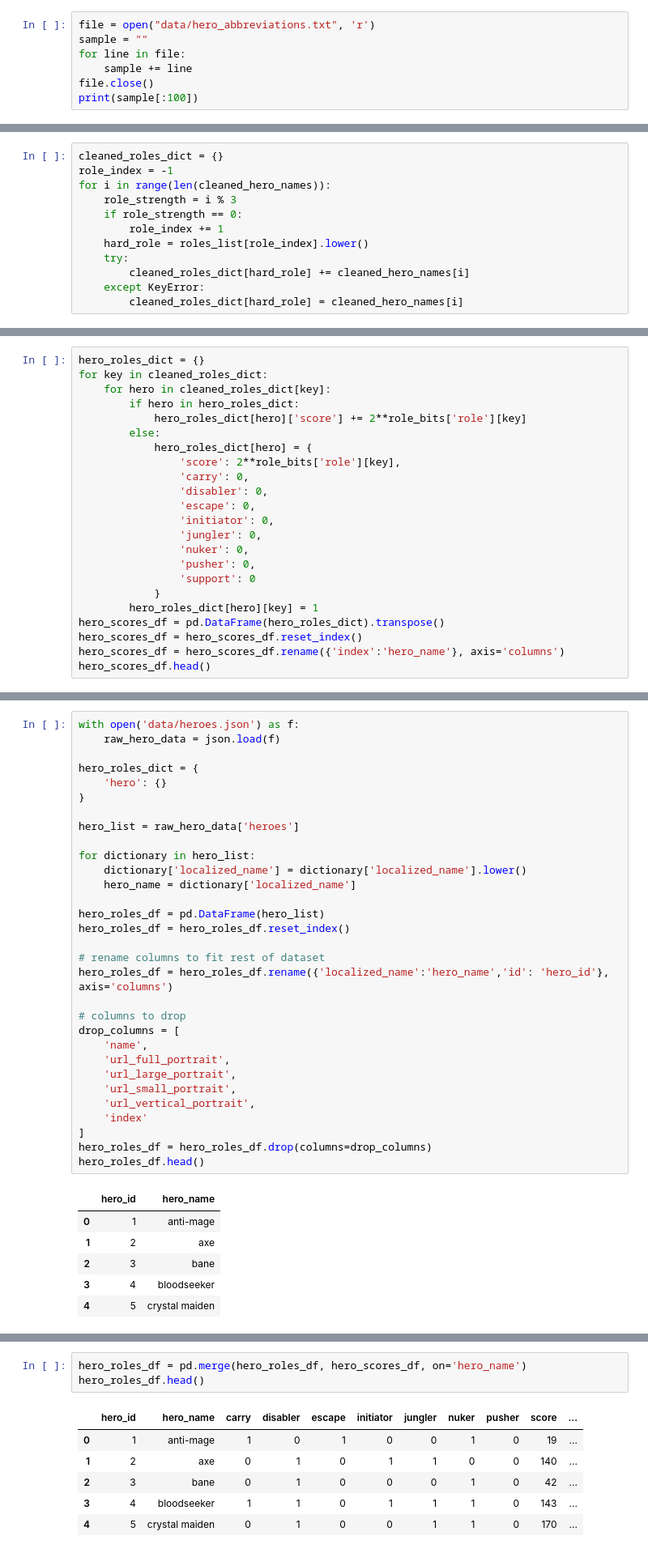
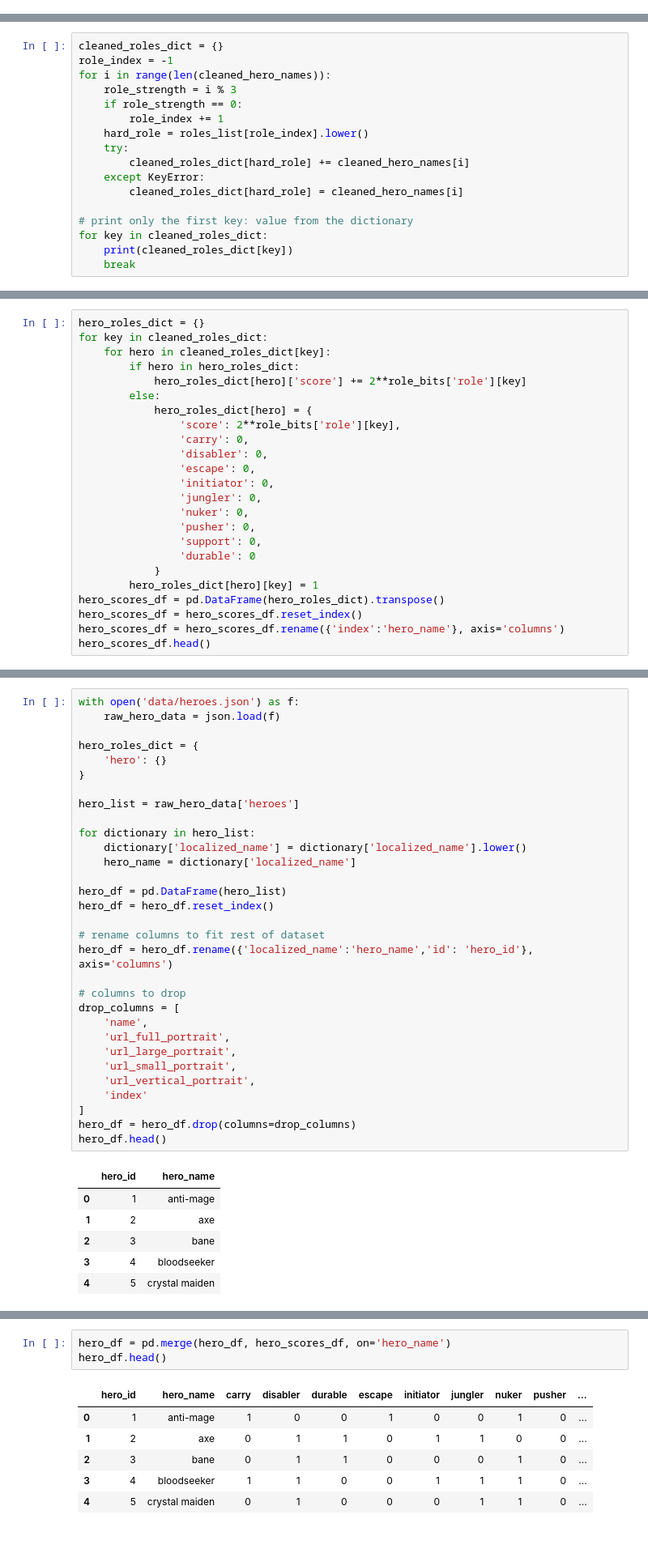
Before and after one commit to Samuel-Campbell/dota2, a Jupyter notebook: src/Dota2_Analysis.ipynb, the cells around one changed output, grey strips where cells are left out. Shown at 81% size. Saved outputs shown, nothing was run; the diff lists cells and outputs as text.

```diff
--- a/src/Dota2_Analysis.ipynb
+++ b/src/Dota2_Analysis.ipynb
@@ -438,7 +456,0 @@ We inspect this file quickly to understand its format so that we can use it.
-# %%
-file = open("data/hero_abbreviations.txt", 'r')
-sample = ""
-for line in file:
-    sample += line
-file.close()
-print(sample[:100])
@@ -509,3 +513,8 @@ for i in range(len(cleaned_hero_names)):
         cleaned_roles_dict[hard_role] += cleaned_hero_names[i]
     except KeyError:
         cleaned_roles_dict[hard_role] = cleaned_hero_names[i]
+
+# print only the first key: value from the dictionary
+for key in cleaned_roles_dict:
+    print(cleaned_roles_dict[key])
+    break
@@ -557,7 +568,8 @@ for key in cleaned_roles_dict:
                 'jungler': 0,
                 'nuker': 0,
                 'pusher': 0,
-                'support': 0
+                'support': 0,
+                'durable': 0
             }
         hero_roles_dict[hero][key] = 1
 hero_scores_df = pd.DataFrame(hero_roles_dict).transpose()
@@ -588,11 +600,11 @@ for dictionary in hero_list:
     dictionary['localized_name'] = dictionary['localized_name'].lower()
     hero_name = dictionary['localized_name']
 
-hero_roles_df = pd.DataFrame(hero_list)
-hero_roles_df = hero_roles_df.reset_index()
+hero_df = pd.DataFrame(hero_list)
+hero_df = hero_df.reset_index()
 
 # rename columns to fit rest of dataset
-hero_roles_df = hero_roles_df.rename({'localized_name':'hero_name','id': 'hero_id'}, axis='columns')
+hero_df = hero_df.rename({'localized_name':'hero_name','id': 'hero_id'}, axis='columns')
 
 # columns to drop
 drop_columns = [
@@ -603,8 +615,8 @@ drop_columns = [
     'url_vertical_portrait',
     'index'
 ]
-hero_roles_df = hero_roles_df.drop(columns=drop_columns)
-hero_roles_df.head()
+hero_df = hero_df.drop(columns=drop_columns)
+hero_df.head()
 # %% [output]
 |  | hero_id | hero_name |
 | 0 | 1 | anti-mage |
@@ -616,11 +630,11 @@ hero_roles_df.head()
 Finally we can merge this table right above with the hero roles based on their names.
 # %%
-hero_roles_df = pd.merge(hero_roles_df, hero_scores_df, on='hero_name')
-hero_roles_df.head()
+hero_df = pd.merge(hero_df, hero_scores_df, on='hero_name')
+hero_df.head()
 # %% [output]
-|  | hero_id | hero_name | carry | disabler | escape | initiator | jungler | nuker | pusher | score | ... |
-| 0 | 1 | anti-mage | 1 | 0 | 1 | 0 | 0 | 1 | 0 | 19 | ... |
-| 1 | 2 | axe | 0 | 1 | 0 | 1 | 1 | 0 | 0 | 140 | ... |
-| 2 | 3 | bane | 0 | 1 | 0 | 0 | 0 | 1 | 0 | 42 | ... |
-| 3 | 4 | bloodseeker | 1 | 1 | 0 | 1 | 1 | 1 | 0 | 143 | ... |
-| 4 | 5 | crystal maiden | 0 | 1 | 0 | 0 | 1 | 1 | 0 | 170 | ... |
+|  | hero_id | hero_name | carry | disabler | durable | escape | initiator | jungler | nuker | pusher | ... |
+| 0 | 1 | anti-mage | 1 | 0 | 0 | 1 | 0 | 0 | 1 | 0 | ... |
+| 1 | 2 | axe | 0 | 1 | 1 | 0 | 1 | 1 | 0 | 0 | ... |
+| 2 | 3 | bane | 0 | 1 | 1 | 0 | 0 | 0 | 1 | 0 | ... |
+| 3 | 4 | bloodseeker | 1 | 1 | 0 | 0 | 1 | 1 | 1 | 0 | ... |
+| 4 | 5 | crystal maiden | 0 | 1 | 0 | 0 | 0 | 1 | 1 | 0 | ... |
```
Also changed, not shown: parts of 39 cells of this notebook, 3 other files.
